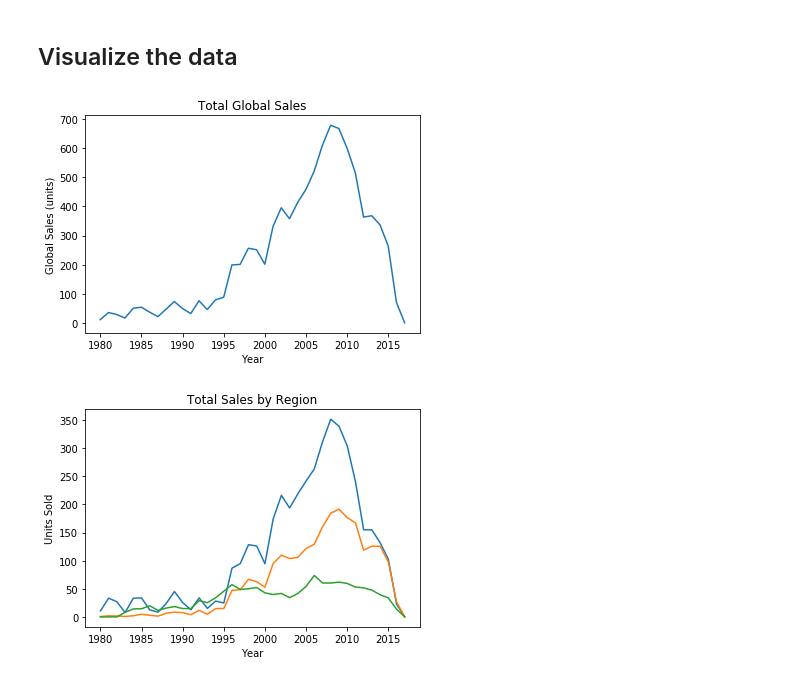
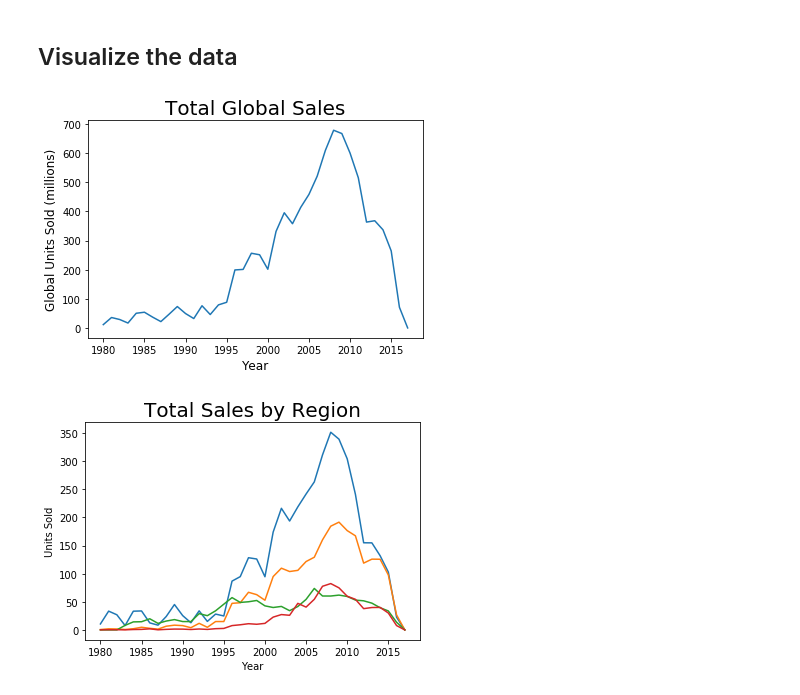
Before and after one commit to ddw2303/video-game-analysis, a Jupyter notebook: vganalysis.ipynb, the cells around one changed output. Drawn from its saved outputs; the diff is of its cells as text; code cells hidden in the pictures.

```diff
--- a/vganalysis.ipynb
+++ b/vganalysis.ipynb
@@ -137,23 +137,23 @@ df.head()
 # %%
 years = df.groupby('Year')['Global_Sales'].sum()
 
 
 plt.plot(years)
-plt.xlabel("Year")  # add X-axis label
-plt.ylabel("Global Sales (units)")  # add Y-axis label
-plt.title("Total Global Sales")  # add title
+plt.xlabel("Year", fontdict={'fontsize': 12})  # add X-axis label
+plt.ylabel("Global Units Sold (millions)", fontdict={'fontsize': 12})  # add Y-axis label
+plt.title("Total Global Sales", fontdict={'fontsize': 20})  # add title
 plt.show()
 # %% [output]
-[figure, old version]
+[figure, new version]
 # %%
-region_total = df.groupby('Year')[['NA_Sales', 'EU_Sales', 'JP_Sales']].sum()
+region_total = df.groupby('Year')[['NA_Sales', 'EU_Sales', 'JP_Sales', 'Other_Sales']].sum()
 
 plt.plot(region_total)
 plt.xlabel("Year")
 plt.ylabel("Units Sold")
-plt.title("Total Sales by Region")
+plt.title("Total Sales by Region", fontdict={'fontsize': 20})
 
 
 plt.show()
 # %% [output]
-[figure, old version]
+[figure, new version]
```
Also changed, not shown: parts of 2 cells of this notebook.
